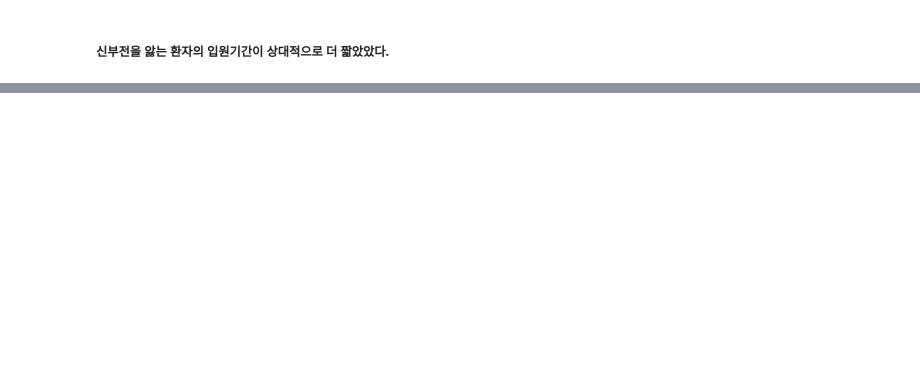
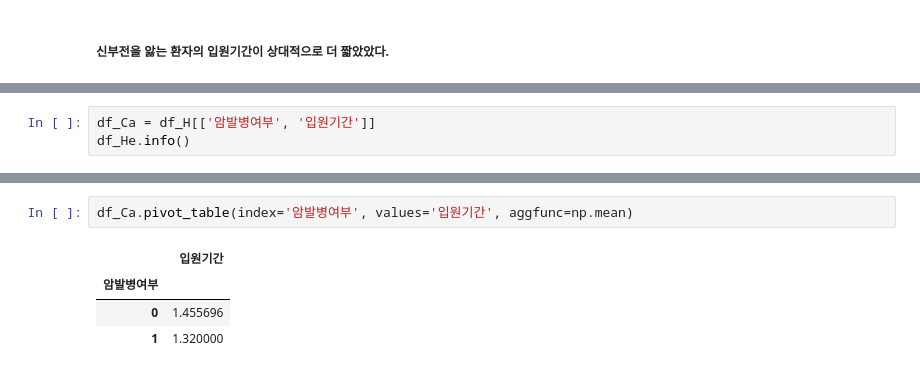
Before and after one commit to dancingKimDH/toy_data_analytics, a Jupyter notebook: codes/EDA/김동현.ipynb, the cells around one changed output, grey strips where cells are left out. Drawn from its saved outputs; the diff is of its cells as text; blank space fills up the shorter version.

```diff
--- a/codes/EDA/김동현.ipynb
+++ b/codes/EDA/김동현.ipynb
@@ -159,0 +191,3 @@ df_Ki_chart = sns.barplot(data=df_Ki, x='신부전여부', y='입원기간')
+# %%
+df_Ca = df_H[['암발병여부', '입원기간']]
+df_He.info()
@@ -159,0 +204,7 @@ df_Ki_chart = sns.barplot(data=df_Ki, x='신부전여부', y='입원기간')
+# %%
+df_Ca.pivot_table(index='암발병여부', values='입원기간', aggfunc=np.mean)
+# %% [output]
+|  | 입원기간 |
+| 암발병여부 |  |
+| 0 | 1.455696 |
+| 1 | 1.320000 |
```
Also changed, not shown: parts of 13 cells of this notebook.
